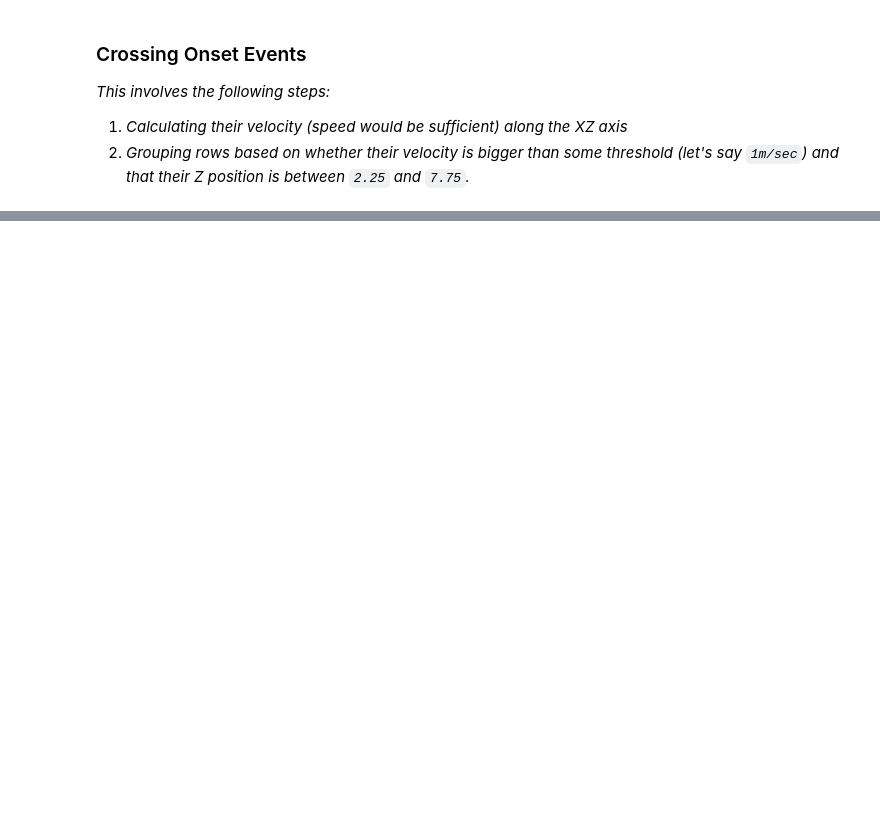
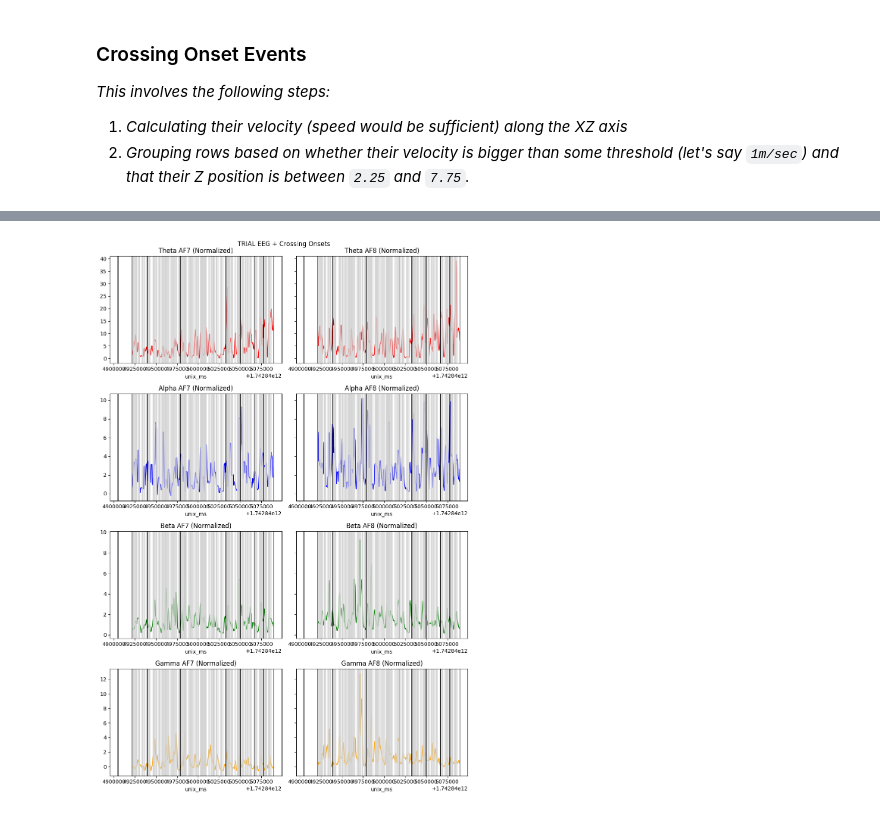
Before and after one commit to SimpleDevs-AR-VR/Meta-Quest-Pro-LensCorrection, a Jupyter notebook: src/streetsim-eeg-gaze.ipynb, the cells around one changed output, grey strips where cells are left out. Cells and saved outputs as stored; diff of their text form; code cells hidden in the pictures; blank space fills up the shorter version.

```diff
--- a/src/streetsim-eeg-gaze.ipynb
+++ b/src/streetsim-eeg-gaze.ipynb
@@ -372,0 +335,17 @@ See the caveats in the documentation: https://pandas.pydata.org/pandas-docs/stab
+# %%
+eye_df = pd.read_csv(os.path.join(_PARTICIPANT_DIR, 'eye.csv'))
+eye_df = eye_df[eye_df['side']=='Left'] # Only consider left (we need this anyways during screen point conversion)
+eye_df = eye_df[eye_df['unix_ms'].between(_INITIAL_END_UNIX, _TRIAL_END_UNIX)] # Only consider gazes within the trial period
+eye_df['frame'] = eye_df['frame'].astype('Int64')
+
+eye_positions_df = pd.merge(eye_df, positions_df, left_on='target_name', right_on='obj_name', how='left')
+eye_positions_df = eye_positions_df[
+    (eye_positions_df['target_name'].isin(_STATIC_OBJECTS))
+    | (
+        (eye_positions_df['target_name'].isin(_DYNAMIC_OBJECTS)
+        & (eye_positions_df['pos_z'].between(-13.625, 23.625)))
+        & (eye_positions_df['pos_x'].between(-75, 75)))
+]
+eye_df = eye_positions_df.drop(columns=['unix_ms_y','rel_timestamp_y','frame_y','obj_name','pos_x','pos_y','pos_z','forward_x','forward_y','forward_z','guid'])
+eye_df.rename(columns={'unix_ms_x':'unix_ms','rel_timestamp_x':'rel_timestamp','frame_x':'frame'}, inplace=True)
+eye_df.drop_duplicates(subset='unix_ms', keep="first", inplace=True)
@@ -372,0 +420,26 @@ See the caveats in the documentation: https://pandas.pydata.org/pandas-docs/stab
+# %%
+# Let's display this participant's EEG data
+fig, ax = plt.subplots(nrows=len(_FREQUENCY_BANDS), ncols=len(_ELECTRODES), sharey='row')
+fig.set_figheight(15)
+fig.set_figwidth(10)
+fig.suptitle(f"TRIAL EEG + Crossing Onsets")
+
+for i in range(len(_FREQUENCY_BANDS)):
+    color = _FREQUENCY_COLORS[i]
+    freq = _FREQUENCY_BANDS[i]
+    for j in range(len(_ELECTRODES)):
+        electrode = _ELECTRODES[j]
+        colname = f"{freq}_{electrode}_normalized"
+        title = f"{freq} {electrode} (Normalized)"
+        this_ax = eeg_df.plot.line(x='unix_ms',y=colname, ax=ax[i,j], color=color, title=title)
+        this_ax.legend_ = None
+        for index, row in trial_df.iterrows():
+            this_ax.axvline(x=row['start_unix'], color='black')
+            this_ax.axvline(x=row['end_unix'], color='gray')
+        for index, row in gaze_df.iterrows():
+            this_ax.axvline(x=row['start_unix_ms'], color='lightgray', alpha=0.5)
+
+plt.tight_layout()
+plt.show()
+# %% [output]
+[figure, added]
```
Also changed, not shown: parts of 26 cells of this notebook.
